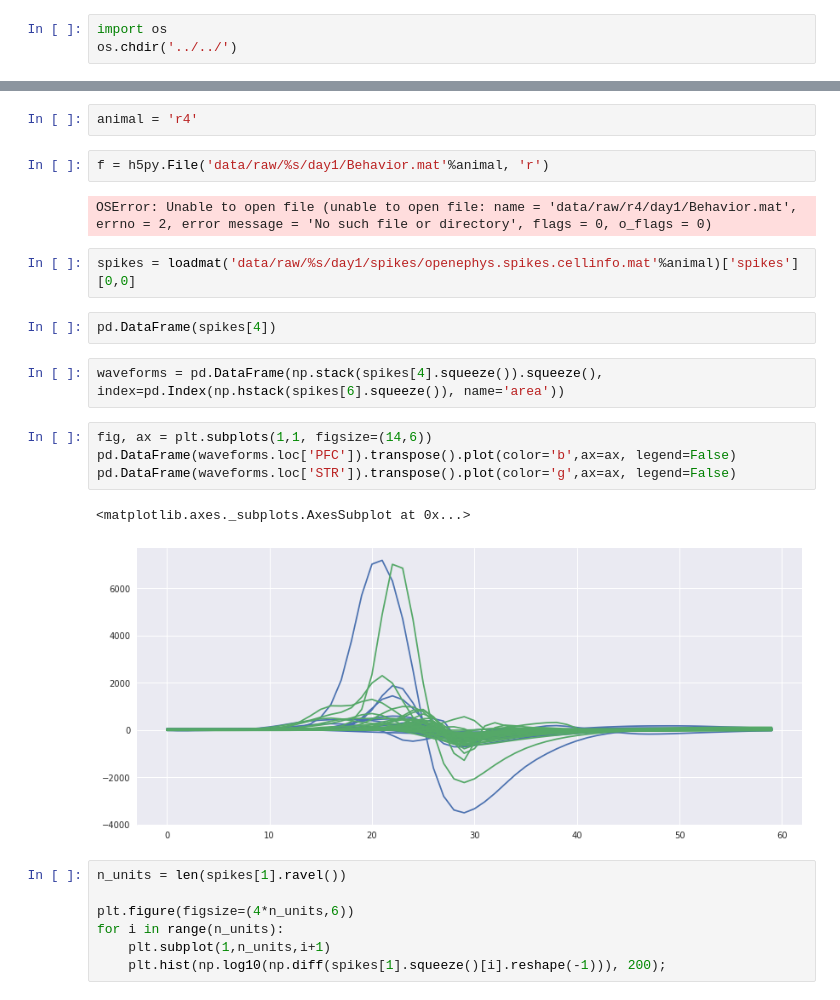
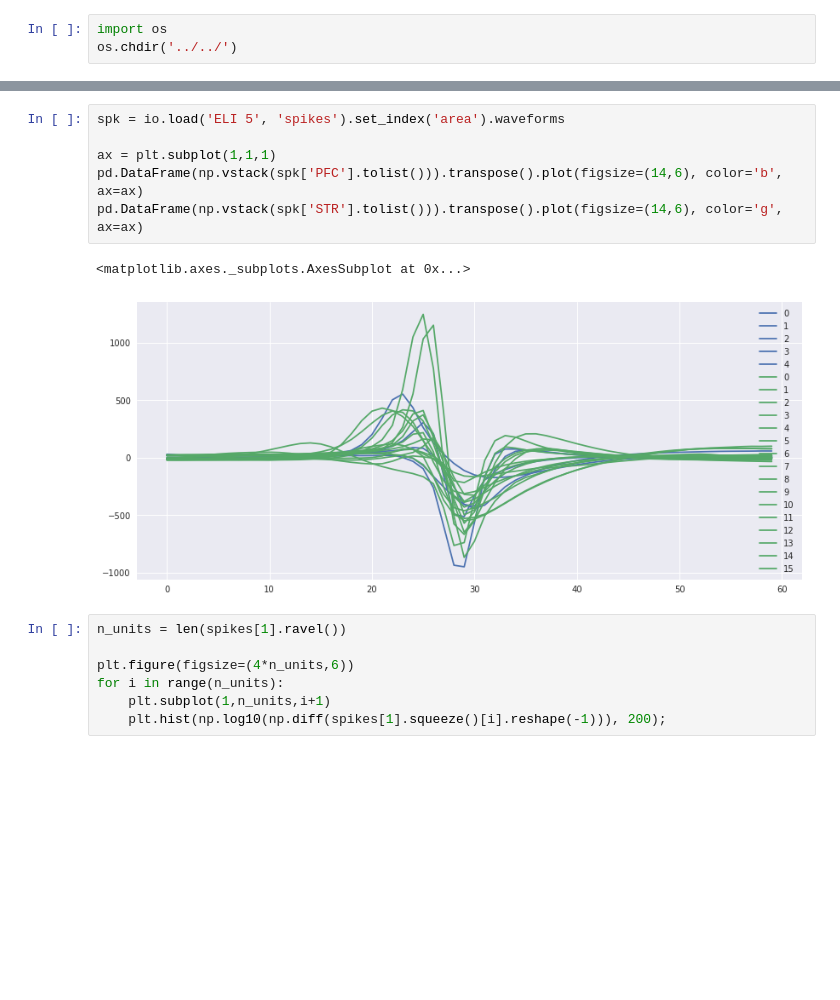
Before and after one commit to EstevaoUyra/spikelearn, a Jupyter notebook: notebooks/exploration/Double recording data.ipynb, the cells around one changed output, grey strips where cells are left out. Cells and saved outputs as stored; diff of their text form; blank space fills up the shorter version.

```diff
--- a/notebooks/exploration/Double recording data.ipynb
+++ b/notebooks/exploration/Double recording data.ipynb
@@ -17,22 +31,12 @@ import h5py
-# %%
-animal = 'r4'
-# %%
-f = h5py.File('data/raw/%s/day1/Behavior.mat'%animal, 'r')
-# %% [output]
-OSError: Unable to open file (unable to open file: name = 'data/raw/r4/day1/Behavior.mat', errno = 2, error message = 'No such file or directory', flags = 0, o_flags = 0)
-# %%
-spikes = loadmat('data/raw/%s/day1/spikes/openephys.spikes.cellinfo.mat'%animal)['spikes'][0,0]
-# %%
-pd.DataFrame(spikes[4])
-# %%
-waveforms = pd.DataFrame(np.stack(spikes[4].squeeze()).squeeze(), index=pd.Index(np.hstack(spikes[6].squeeze()), name='area'))
 # %%
-fig, ax = plt.subplots(1,1, figsize=(14,6))
-pd.DataFrame(waveforms.loc['PFC']).transpose().plot(color='b',ax=ax, legend=False)
-pd.DataFrame(waveforms.loc['STR']).transpose().plot(color='g',ax=ax, legend=False)
+spk = io.load('ELI 5', 'spikes').set_index('area').waveforms
+
+ax = plt.subplot(1,1,1)
+pd.DataFrame(np.vstack(spk['PFC'].tolist())).transpose().plot(figsize=(14,6), color='b', ax=ax)
+pd.DataFrame(np.vstack(spk['STR'].tolist())).transpose().plot(figsize=(14,6), color='g', ax=ax)
 # %% [output]
 <matplotlib.axes._subplots.AxesSubplot at 0x...>
-[figure, old version]
+[figure, new version]
 # %%
 n_units = len(spikes[1].ravel())
 
```
Also changed, not shown: parts of 8 cells of this notebook, 1 other file.
